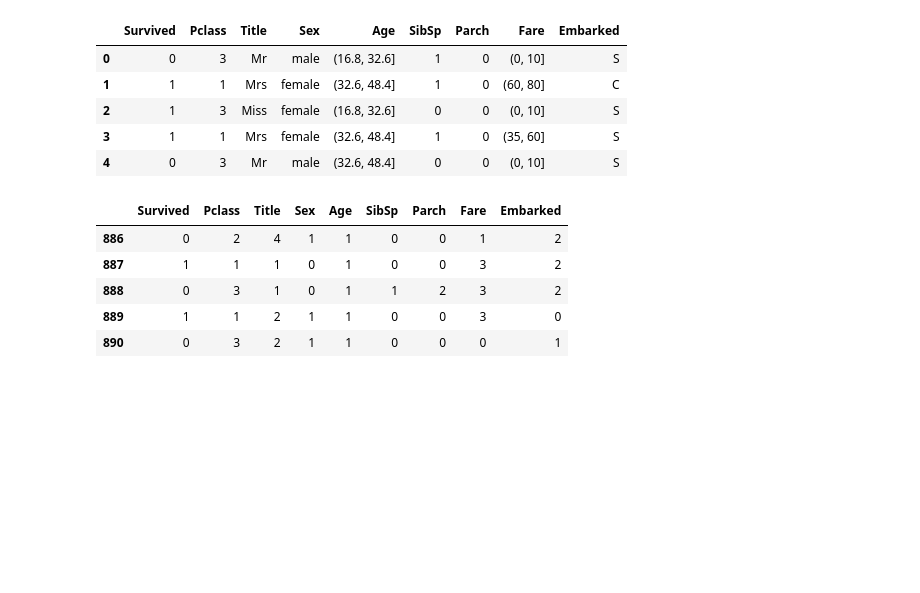
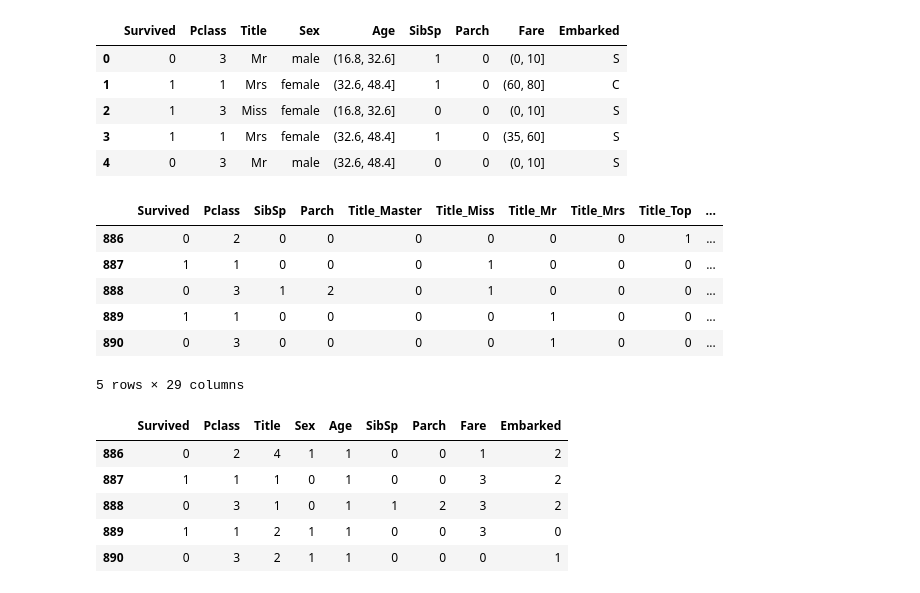
Before and after one commit to Manikanta16/AnalyticsPractice, a Jupyter notebook: Titanic - Kaggle.ipynb, the cells around one changed output. Drawn from its saved outputs; the diff is of its cells as text; code cells hidden in the pictures; blank space fills up the shorter version.

```diff
--- a/Titanic - Kaggle.ipynb
+++ b/Titanic - Kaggle.ipynb
@@ -20,9 +20,9 @@ from sklearn import model_selection
 from sklearn import metrics
 from sklearn.linear_model import LogisticRegression
 # %%
-test_data = pd.read_csv('D:/Errands/py/titanic/test.csv')
-train_data = pd.read_csv('D:/Errands/py/titanic/train.csv')
-sample_submission = pd.read_csv('D:/Errands/py/titanic/gender_submission.csv')
+test_data = pd.read_csv('test.csv')
+train_data = pd.read_csv('train.csv')
+sample_submission = pd.read_csv('gender_submission.csv')
 # %% [markdown]
 **Exploring the data**
 # %%
@@ -293,6 +293,21 @@ data_bins.head()
 | 2 | 1 | 3 | Miss | female | (16.8, 32.6] | 0 | 0 | (0, 10] | S |
 | 3 | 1 | 1 | Mrs | female | (32.6, 48.4] | 1 | 0 | (35, 60] | S |
 | 4 | 0 | 3 | Mr | male | (32.6, 48.4] | 0 | 0 | (0, 10] | S |
+# %%
+###We will also store a copy of the originally processed dataframe
+data_processed = data_bins.copy()
+###We will store a copy of data_bins in another dataframe to OneHotEncode
+data_ohe = data_bins.copy()
+data_ohe = pd.get_dummies(data_ohe)
+data_ohe.tail()
+# %% [output]
+|  | Survived | Pclass | SibSp | Parch | Title_Master | Title_Miss | Title_Mr | Title_Mrs | Title_Top | ... |
+| 886 | 0 | 2 | 0 | 0 | 0 | 0 | 0 | 0 | 1 | ... |
+| 887 | 1 | 1 | 0 | 0 | 0 | 1 | 0 | 0 | 0 | ... |
+| 888 | 0 | 3 | 1 | 2 | 0 | 1 | 0 | 0 | 0 | ... |
+| 889 | 1 | 1 | 0 | 0 | 0 | 0 | 1 | 0 | 0 | ... |
+| 890 | 0 | 3 | 0 | 0 | 0 | 0 | 1 | 0 | 0 | ... |
+5 rows × 29 columns
 # %%
 ###we will have to convert the ranges and text to some computer understandable format - 0,1,2,...
 le = LabelEncoder()
```
Also changed, not shown: parts of 8 cells of this notebook.
